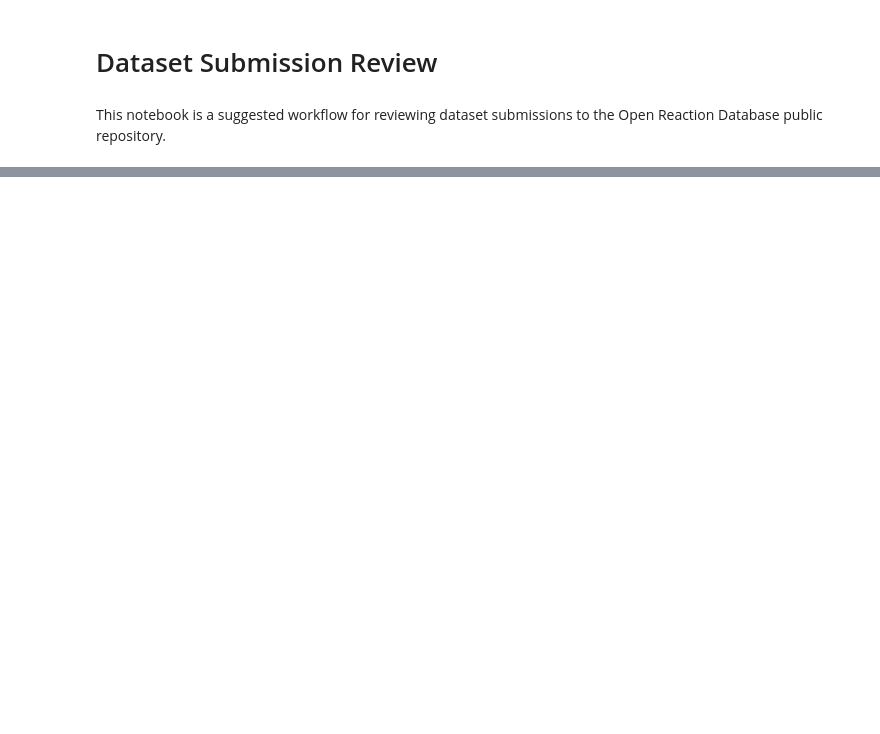
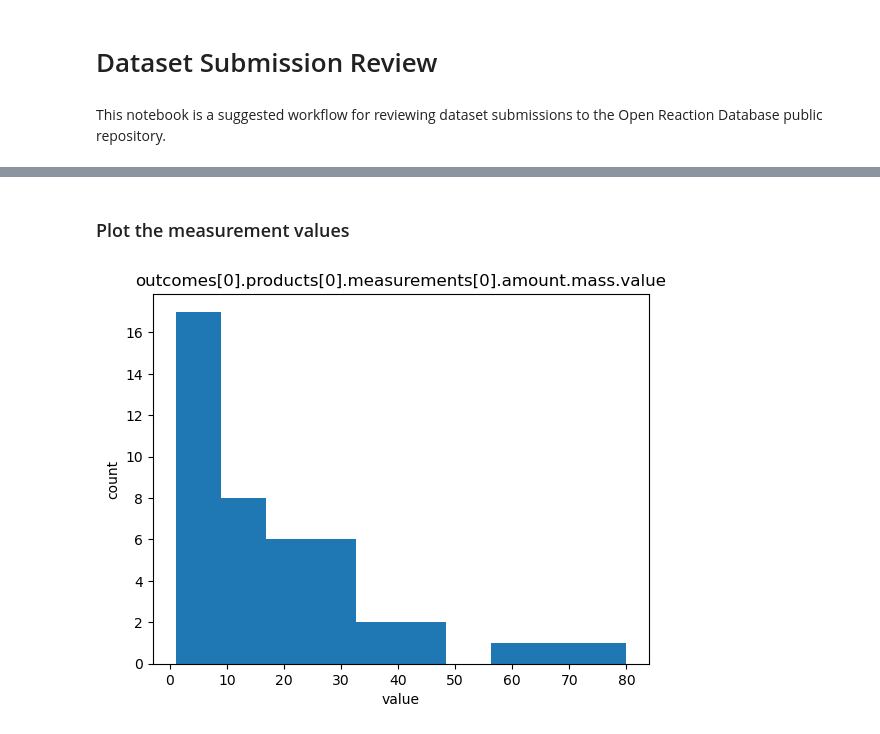
Before and after one commit to bdeadman/ord-schema, a Jupyter notebook: examples/reviews/example_1/review_example_1.ipynb, the cells around one changed output, grey strips where cells are left out. Cells and saved outputs as stored; diff of their text form; code cells hidden in the pictures; blank space fills up the shorter version.

```diff
--- a/examples/reviews/example_1/review_example_1.ipynb
+++ b/examples/reviews/example_1/review_example_1.ipynb
@@ -20,0 +88,6 @@ FileNotFoundError: [Errno 2] No such file or directory: './attempts_dataset.pbtx
+# %%
+# extract the non-constant variables and turn them into a DataFrame
+df = message_helpers.messages_to_dataframe(data.reactions, drop_constant_columns=True)
+
+# view dataframe
+#df
@@ -20,0 +216,4 @@ FileNotFoundError: [Errno 2] No such file or directory: './attempts_dataset.pbtx
+# %%
+# for each column we can get the value_counts. For factorial datasets this will reveal the number of levels in each variable/factor.
+for col in df.columns:
+    print(df[col].value_counts())
@@ -20,0 +273,9 @@ FileNotFoundError: [Errno 2] No such file or directory: './attempts_dataset.pbtx
+# %%
+measurements = []
+components = []
+
+for col in df.columns:
+    if re.search("measurements*.*value", str(col)):
+        measurements.append(str(col))
+    if re.search("components*.*identifiers*.*value", str(col)):
+        components.append(str(col))
@@ -20,0 +284,13 @@ FileNotFoundError: [Errno 2] No such file or directory: './attempts_dataset.pbtx
+# %% [markdown]
+### Plot the measurement values
+# %%
+for measurement in measurements:
+    series = df[measurement]
+
+    plt.hist(series, bins = 10)
+    plt.title(measurement)
+    plt.xlabel("value")
+    plt.ylabel("count")
+    plt.show()
+# %% [output]
+[figure, added]
```
Also changed, not shown: parts of 52 cells of this notebook.
